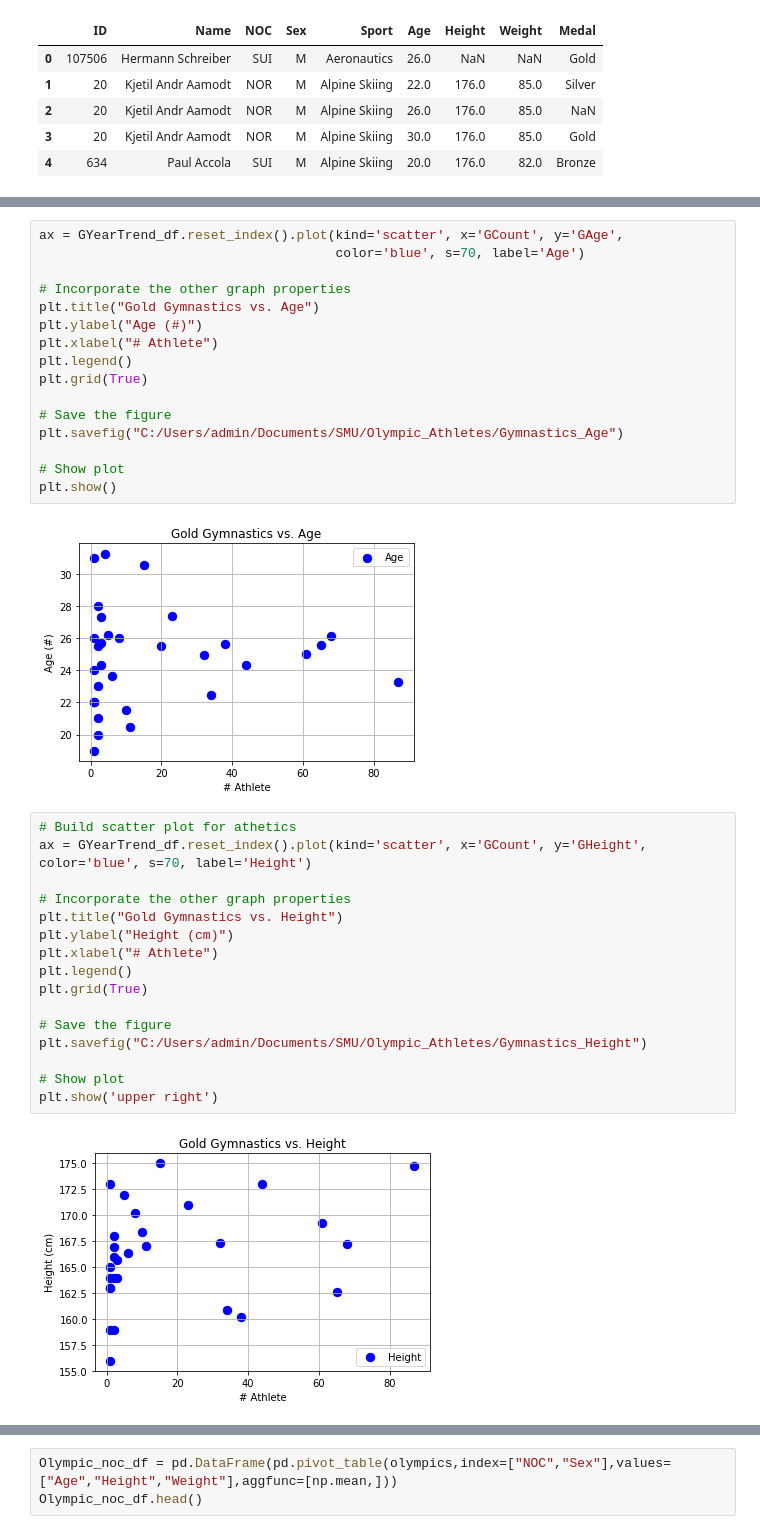
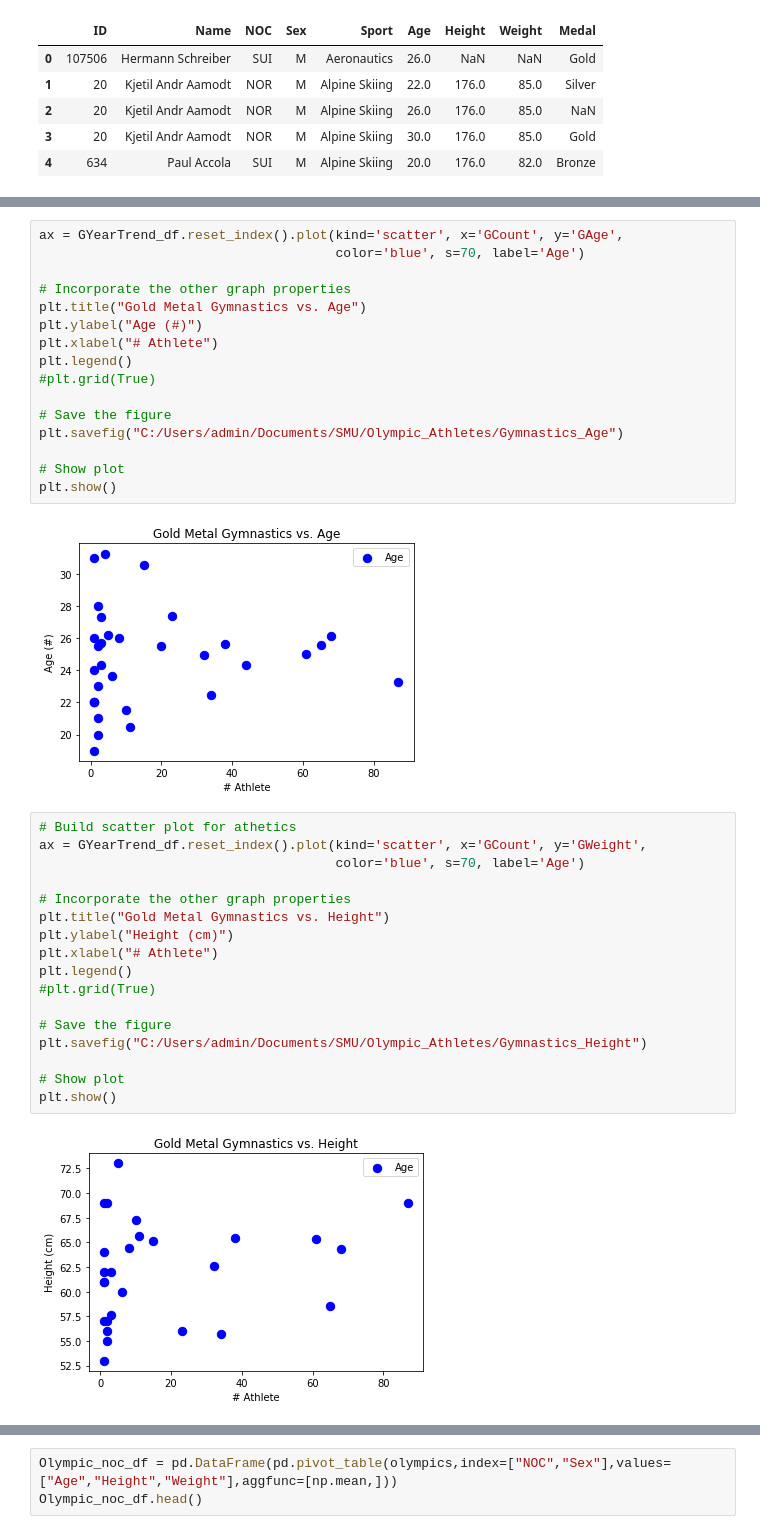
Before and after one commit to LSoRelle/Olympic_Athletes, a Jupyter notebook: Olympics_2.ipynb, the cells around one changed output, grey strips where cells are left out. Drawn from its saved outputs; the diff is of its cells as text.

```diff
--- a/Olympics_2.ipynb
+++ b/Olympics_2.ipynb
@@ -85,11 +89,11 @@ ax = GYearTrend_df.reset_index().plot(kind='scatter', x='GCount', y='GAge',
                                       color='blue', s=70, label='Age')
 
 # Incorporate the other graph properties
-plt.title("Gold Gymnastics vs. Age")
+plt.title("Gold Metal Gymnastics vs. Age")
 plt.ylabel("Age (#)")
 plt.xlabel("# Athlete")
 plt.legend()
-plt.grid(True)
+#plt.grid(True)
 
 # Save the figure
 plt.savefig("C:/Users/admin/Documents/SMU/Olympic_Athletes/Gymnastics_Age")
@@ -97,25 +101,26 @@ plt.savefig("C:/Users/admin/Documents/SMU/Olympic_Athletes/Gymnastics_Age")
 # Show plot
 plt.show()
 # %% [output]
-[figure, old version]
+[figure, new version]
 # %%
 # Build scatter plot for athetics
-ax = GYearTrend_df.reset_index().plot(kind='scatter', x='GCount', y='GHeight', color='blue', s=70, label='Height')
+ax = GYearTrend_df.reset_index().plot(kind='scatter', x='GCount', y='GWeight',
+                                      color='blue', s=70, label='Age')
 
 # Incorporate the other graph properties
-plt.title("Gold Gymnastics vs. Height")
+plt.title("Gold Metal Gymnastics vs. Height")
 plt.ylabel("Height (cm)")
 plt.xlabel("# Athlete")
 plt.legend()
-plt.grid(True)
+#plt.grid(True)
 
 # Save the figure
 plt.savefig("C:/Users/admin/Documents/SMU/Olympic_Athletes/Gymnastics_Height")
 
 # Show plot
-plt.show('upper right')
+plt.show()
 # %% [output]
-[figure, old version]
+[figure, new version]
 # %%
 ax = GYearTrend_df.reset_index().plot(kind='scatter', x='GCount', y='GWeight',
                                            color='blue',  s=70, label='Weight')
```
Also changed, not shown: parts of 10 cells of this notebook, 6 other files.
